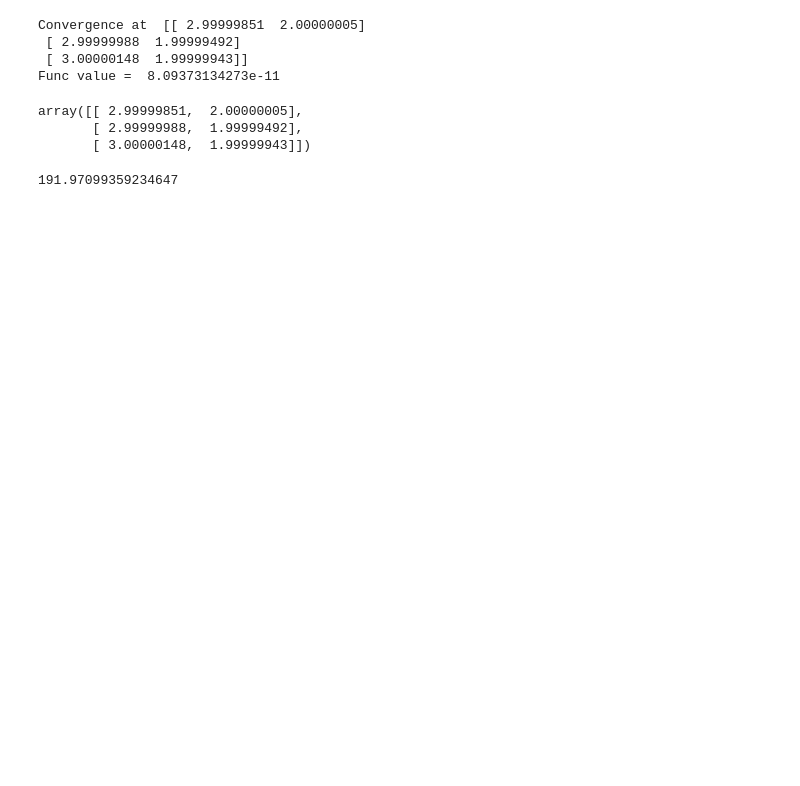
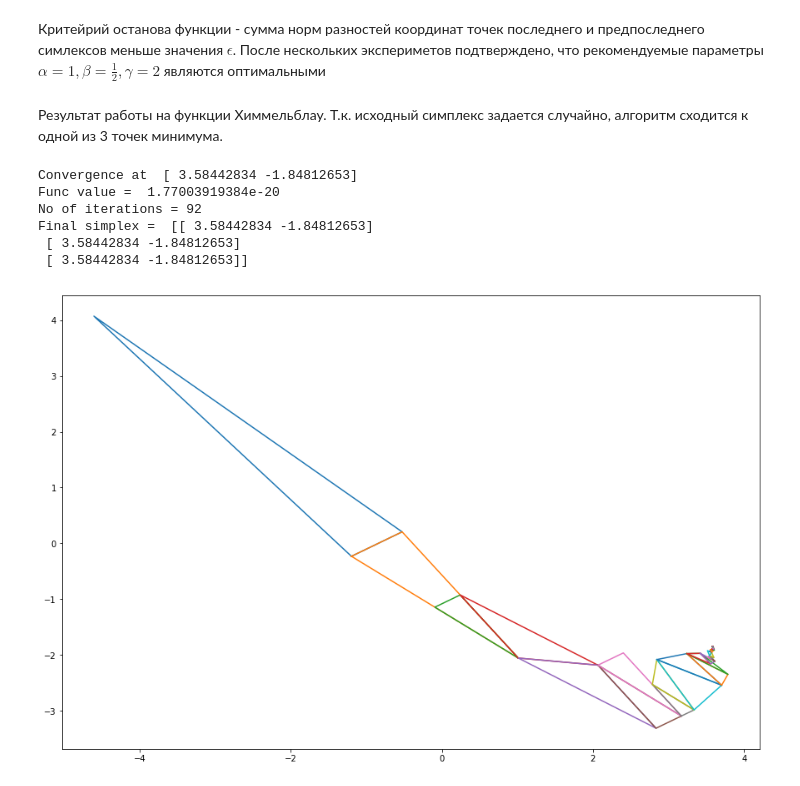
Before and after one commit to frolovconst/opt_labs, a Jupyter notebook: week02/Nelder.ipynb, the cells around one changed output. Cells and saved outputs as stored; diff of their text form; code cells hidden in the pictures; blank space fills up the shorter version.

```diff
--- a/week02/Nelder.ipynb
+++ b/week02/Nelder.ipynb
@@ -101,14 +16,3 @@ disp(np.ones((1,2)), np.zeros((1,2)))
-# %%
-Nelder(Himmelblau, 1e-5)
-# %% [output]
-Convergence at  [[ 2.99999851  2.00000005]
- [ 2.99999988  1.99999492]
- [ 3.00000148  1.99999943]]
-Func value =  8.09373134273e-11
-array([[ 2.99999851,  2.00000005],
-       [ 2.99999988,  1.99999492],
-       [ 3.00000148,  1.99999943]])
-# %%
-Himmelblau([.84042086, 4.31983075])
-# %% [output]
-191.97099359234647
+# %% [markdown]
+Критейрий останова функции - сумма норм разностей координат точек последнего и предпоследнего симлексов меньше значения $\epsilon$.
+После нескольких экспериметов подтверждено, что рекомендуемые параметры $\alpha=1, \beta=\frac12, \gamma=2$ являются оптимальными
@@ -114,0 +91,14 @@ Himmelblau([.84042086, 4.31983075])
+# %% [markdown]
+Результат работы на функции Химмельблау.
+Т.к. исходный симплекс задается случайно, алгоритм сходится к одной из 3 точек минимума.
+# %%
+fig = plt.figure(figsize=[15,10])
+H_res = Nelder(Himmelblau, 1e-10)
+# %% [output]
+Convergence at  [ 3.58442834 -1.84812653]
+Func value =  1.77003919384e-20
+No of iterations = 92
+Final simplex =  [[ 3.58442834 -1.84812653]
+ [ 3.58442834 -1.84812653]
+ [ 3.58442834 -1.84812653]]
+[figure, added]
```
Also changed, not shown: parts of 8 cells of this notebook, 2 other files.
